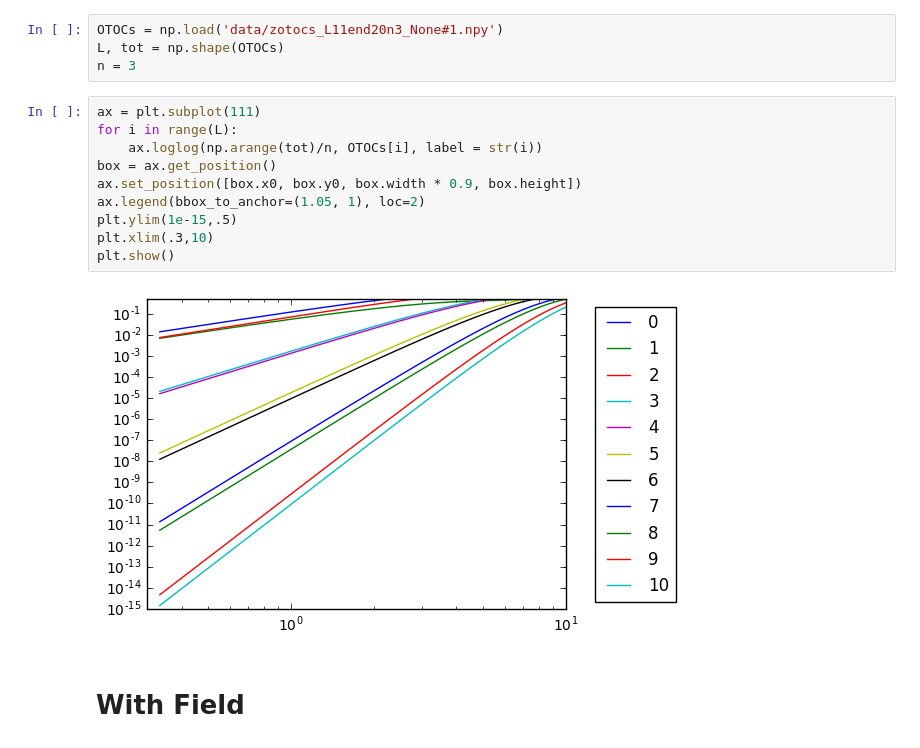
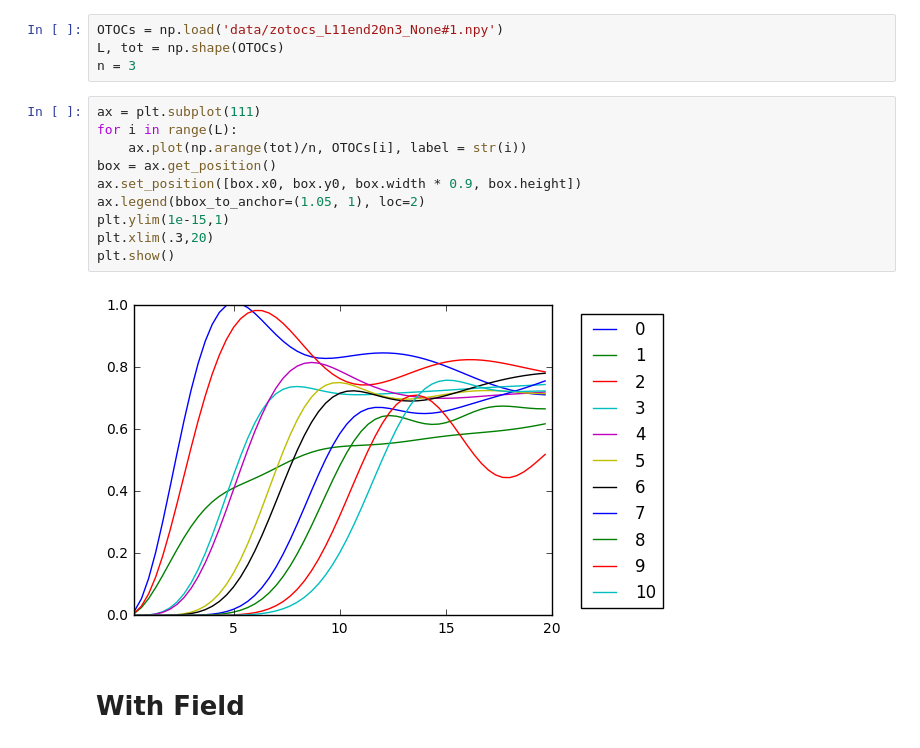
Before and after one commit to cnstahl/Asymmetric, a Jupyter notebook: python/Hamiltonian/Z OTOC plot.ipynb, the cells around one changed output. Drawn from its saved outputs; the diff is of its cells as text.

```diff
--- a/python/Hamiltonian/Z OTOC plot.ipynb
+++ b/python/Hamiltonian/Z OTOC plot.ipynb
@@ -13,15 +13,15 @@ n = 3
 # %%
 ax = plt.subplot(111)
 for i in range(L):
-    ax.loglog(np.arange(tot)/n, OTOCs[i], label = str(i))
+    ax.plot(np.arange(tot)/n, OTOCs[i], label = str(i))
 box = ax.get_position()
 ax.set_position([box.x0, box.y0, box.width * 0.9, box.height])
 ax.legend(bbox_to_anchor=(1.05, 1), loc=2)
-plt.ylim(1e-15,.5)
-plt.xlim(.3,10)
+plt.ylim(1e-15,1)
+plt.xlim(.3,20)
 plt.show()
 # %% [output]
-[figure, old version]
+[figure, new version]
 # %% [markdown]
 # With Field
 # %%
```
Also changed, not shown: 1 other file.
